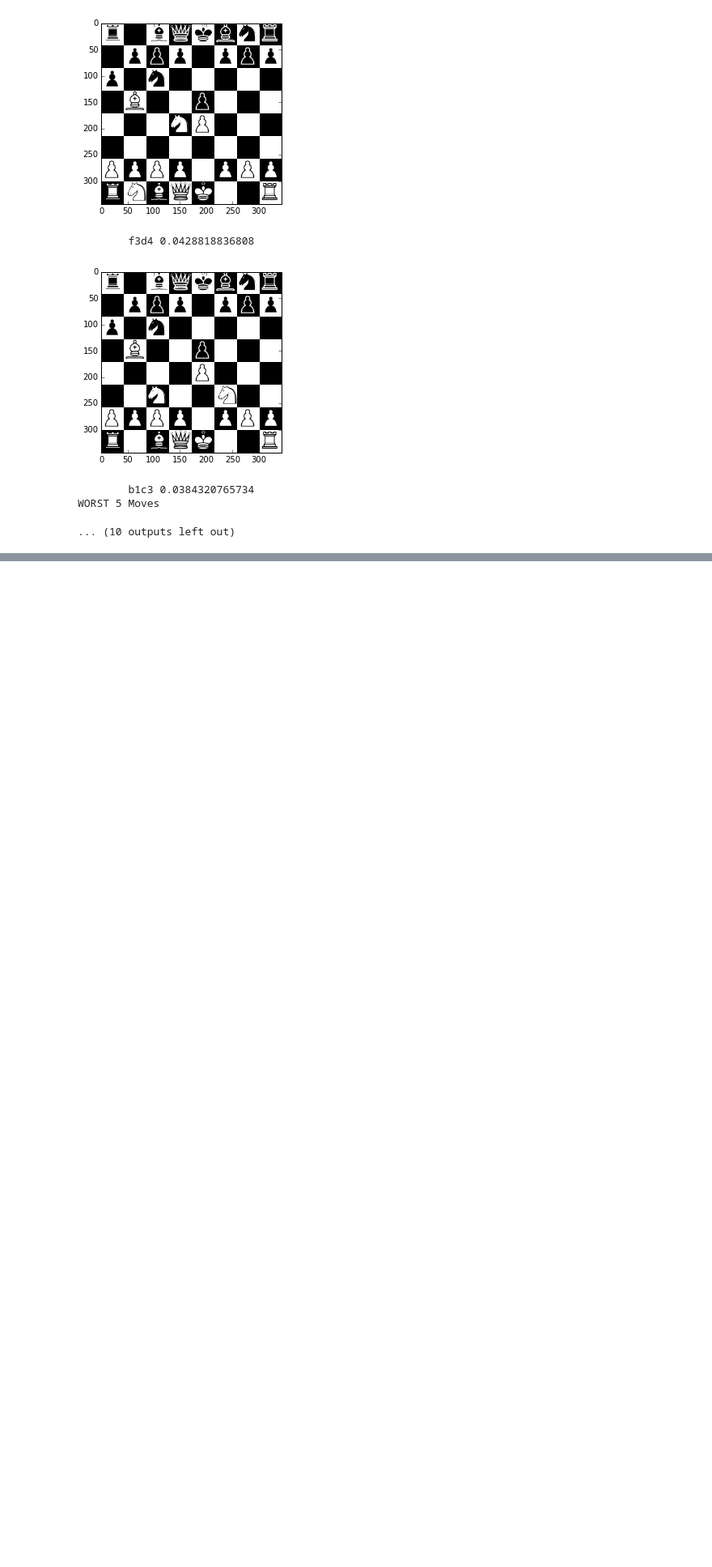
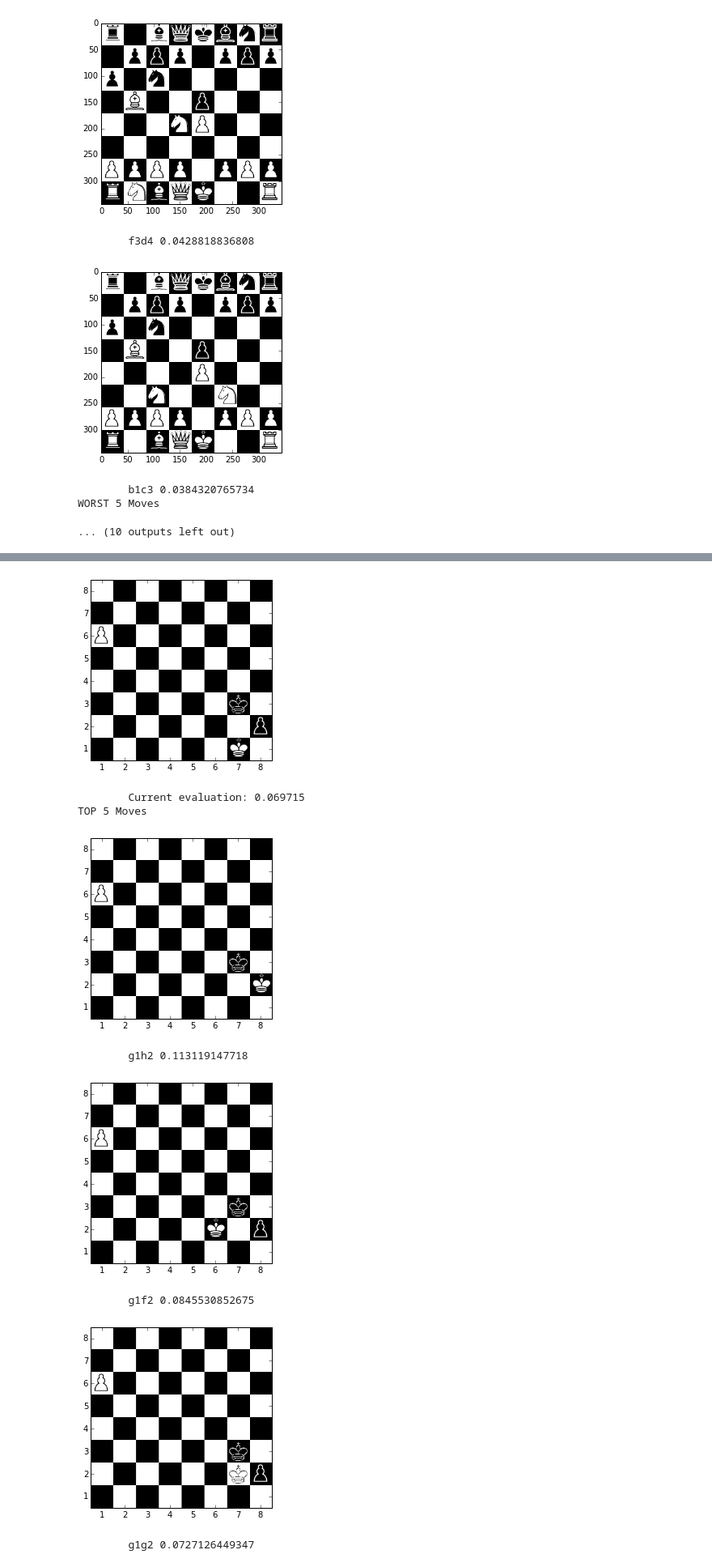
Before and after one commit to ashudeep/ConvChess, a Jupyter notebook: src/play/example_moves/Table evaluations.ipynb, the cells around one changed output, grey strips where cells are left out. Shown at 81% size. Cells and saved outputs as stored; diff of their text form; code cells hidden in the pictures; blank space fills up the shorter version.

```diff
--- a/src/play/example_moves/Table evaluations.ipynb
+++ b/src/play/example_moves/Table evaluations.ipynb
@@ -217,0 +219,16 @@ Runaway Pawn
+# %%
+'''
+Check and Blocking a promotion
+'''
+fen = '8/8/P7/8/8/6k1/7p/6K1 w - - 0 0'
+top_bottom_moves(fen)
+# %% [output]
+[figure, added]
+        Current evaluation: 0.069715
+TOP 5 Moves
+[figure, added]
+        g1h2 0.113119147718
+[figure, added]
+        g1f2 0.0845530852675
+[figure, added]
+        g1g2 0.0727126449347
```
Also changed, not shown: parts of 9 cells of this notebook, 10 other files.
